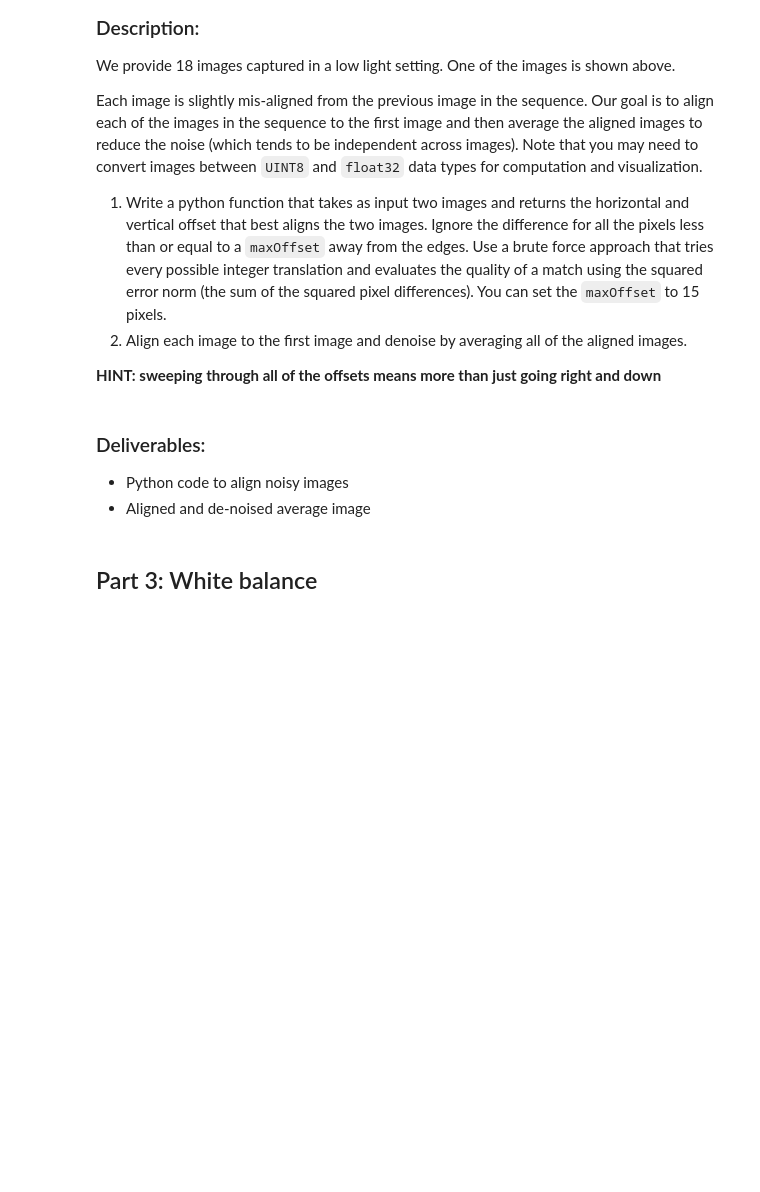
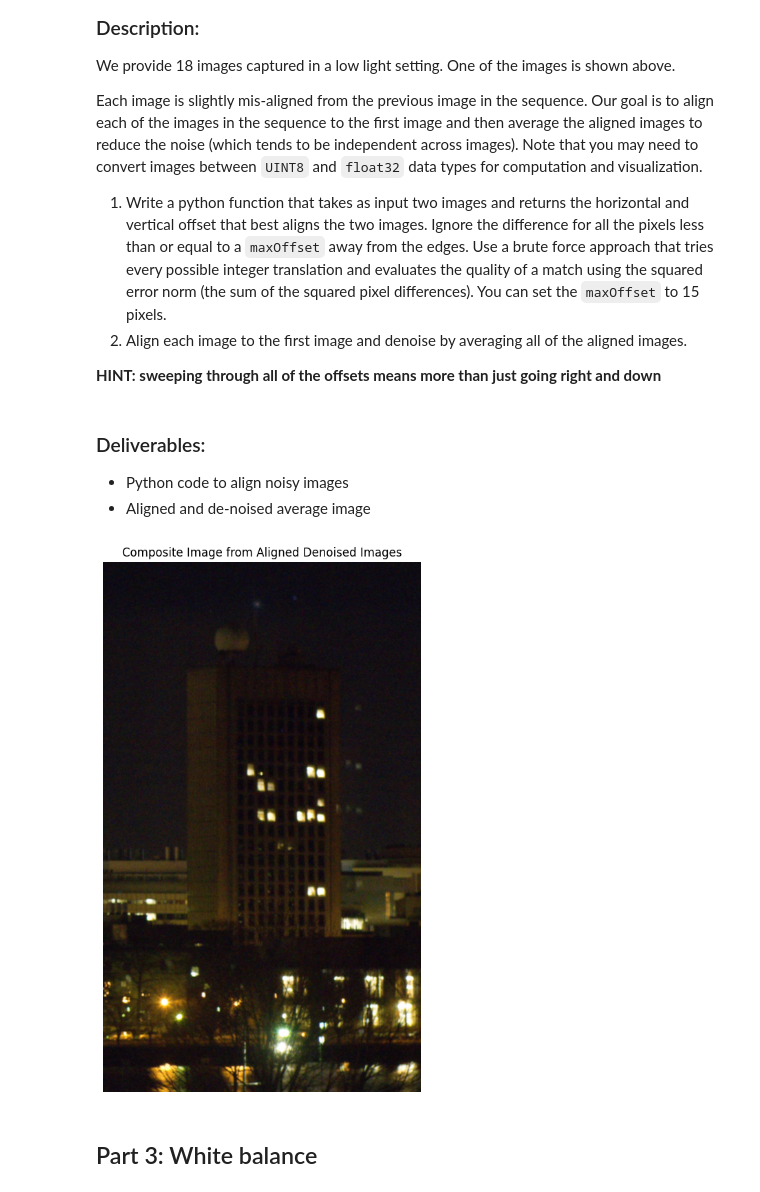
Before and after one commit to prgabriel/DATASCI_281, a Jupyter notebook: Assignments/assignment-2-prgabriel/assignment2.ipynb, the cells around one changed output. Cells and saved outputs as stored; diff of their text form; code cells hidden in the pictures; blank space fills up the shorter version.

```diff
--- a/Assignments/assignment-2-prgabriel/assignment2.ipynb
+++ b/Assignments/assignment-2-prgabriel/assignment2.ipynb
@@ -136,32 +132,80 @@ Each image is slightly mis-aligned from the previous image in the sequence. Our
 - Aligned and de-noised average image
 # %%
 # load images
-img_list = sorted(glob('./denoising/*.png'))
-img_ref = plt.imread(img_list[0])
+img_paths = sorted(glob('./denoising/*.png'))
+img_list = []
+for path in img_paths:
+    img = plt.imread(path)
+    if img.dtype != np.uint8:
+        img = (img * 255).astype(np.uint8)
+    img_list.append(img)
+img_ref = img_list[0]
+maxOffset = 15
 
-# TODO: use a for-loop to load remaining images and check data types
-
+# Function to align images based on offsets
 def align_imgs(img1, img2, maxOffset):
     # TODO: use nested for-loops to compute the error for every possible
     # combination of x and y offsets, up to the maxOffset in each dimension
     # The function np.roll may be helpful for shifting the images relative to each other
     # For each offset, compute the squared error norm
+    if img.ndim == 3:
+        ref_gray = img1.mean(axis=2)
+        img_gray = img2.mean(axis=2)
+    else:
+        ref_gray = img1
+        img_gray = img2
+    h, w = ref_gray.shape
+    best_error = np.inf
+    best_offset = (0, 0)
+    for dy in range(-maxOffset, maxOffset + 1):
+        for dx in range(-maxOffset, maxOffset + 1):
+            shifted = np.roll(np.roll(img_gray, dy, axis=0), dx, axis=1)
+            y_start, y_end = maxOffset, h - maxOffset
+            x_start, x_end = maxOffset, w - maxOffset
+            error = np.sum((ref_gray[y_start:y_end, x_start:x_end] - shifted[y_start:y_end, x_start:x_end]) ** 2)
+            if error < best_error:
+                best_error = error
+                best_offset = (dy, dx)
     return best_offset, best_error
 
 def combine_imgs(img_list, offset_list):
     # TODO: for each image, shift it by the corresponding offset from align_imgs
     # Compute the mean across all offset images
     # Note that you do not need to make an array containing all images
     # It is computationally cheaper to add the weighted pixel values to a running sum image
-    return composite_img
+    h, w = img_list[0].shape[:2]
+    n_channels = img_list[0].shape[2] if img_list[0].ndim == 3 else 1
+    sum_img = np.zeros_like(img_list[0], dtype=np.float32)
+    for img, offset in zip(img_list, offset_list):
+        shifted = np.roll(np.roll(img, offset[0], axis=0), offset[1], axis=1)
+        sum_img += shifted.astype(np.float32)
+    avg_img = sum_img / len(img_list)
+    # Crop borders to remove wrap-around artifacts
+    if n_channels == 1:
+        avg_img = avg_img[maxOffset:-maxOffset, maxOffset:-maxOffset]
+    else:
+        avg_img = avg_img[maxOffset:-maxOffset, maxOffset:-maxOffset, :]
+    avg_img = np.clip(avg_img, 0, 255).astype(np.uint8)
+    return avg_img
 
 # TODO: for each image in img_list, compute best_offset using align_imgs
 # Use the resulting offset list to generate a composite image
 
-plt.axis('off')
+# Compute offsets for each image relative to the reference
+offset_list = [(0, 0)]  # First image is the reference, so offset is (0,0)
+for i in range(1, len(img_list)):
+    offset, _ = align_imgs(img_list[0], img_list[i], maxOffset)
+    offset_list.append(offset)
+
+# Combine aligned images
+composite_img = combine_imgs(img_list, offset_list)
 plt.figure(figsize = (20,10))
 plt.imshow(composite_img)
+plt.axis('off')
+plt.title('Composite Image from Aligned Denoised Images')
 plt.show()
+# %% [output]
+[figure, added]
 # %% [markdown]
 ## Part 3: White balance
 # %% [markdown]
```
Also changed, not shown: parts of 1 cell of this notebook.
